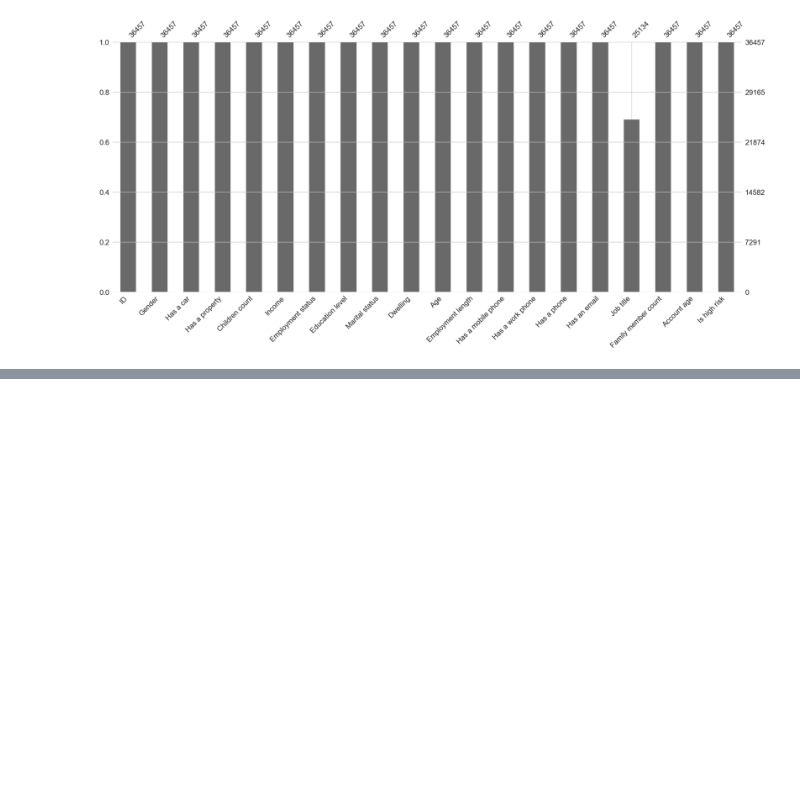
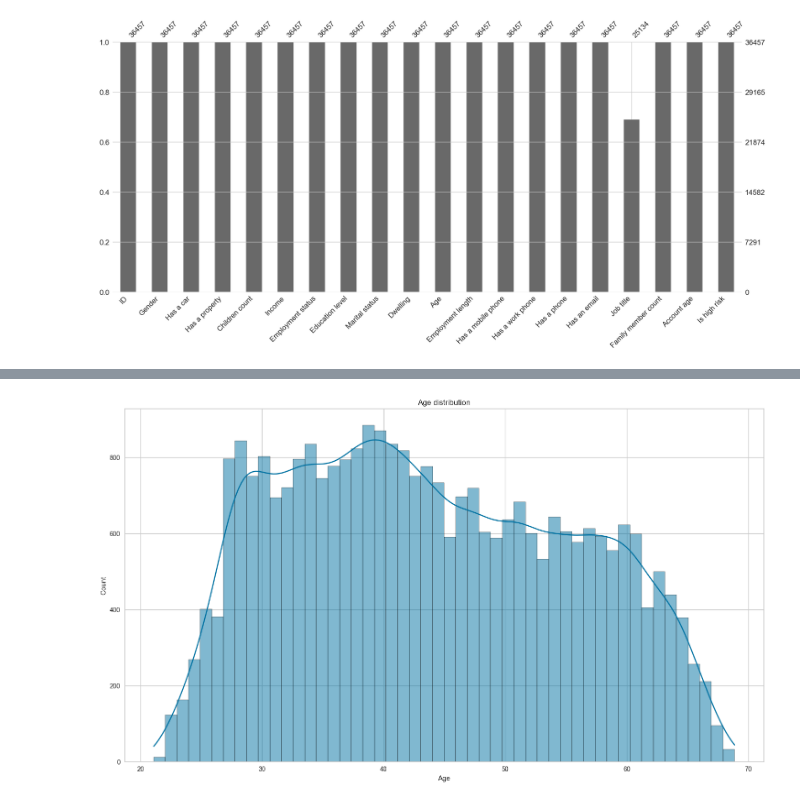
Before and after one commit to pisceskibo/CreditCardApprovalPrediction, a Jupyter notebook: CreditCard.ipynb, the cells around one changed output, grey strips where cells are left out. Cells and saved outputs as stored; diff of their text form; code cells hidden in the pictures; blank space fills up the shorter version.

```diff
--- a/CreditCard.ipynb
+++ b/CreditCard.ipynb
@@ -237,0 +303,5 @@ plt.show()
+# %%
+# Vẽ biểu đồ histogram
+create_hist_plot(cc_train_copy, 'Age', cc_train_copy)
+# %% [output]
+[figure, added]
```
Also changed, not shown: parts of 12 cells of this notebook, 1 other file.
